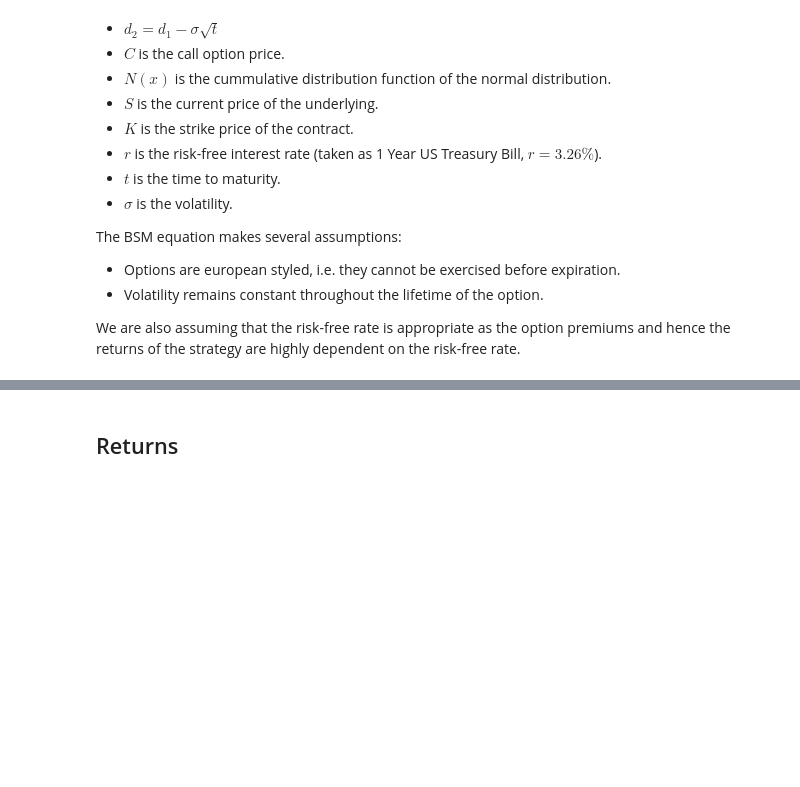
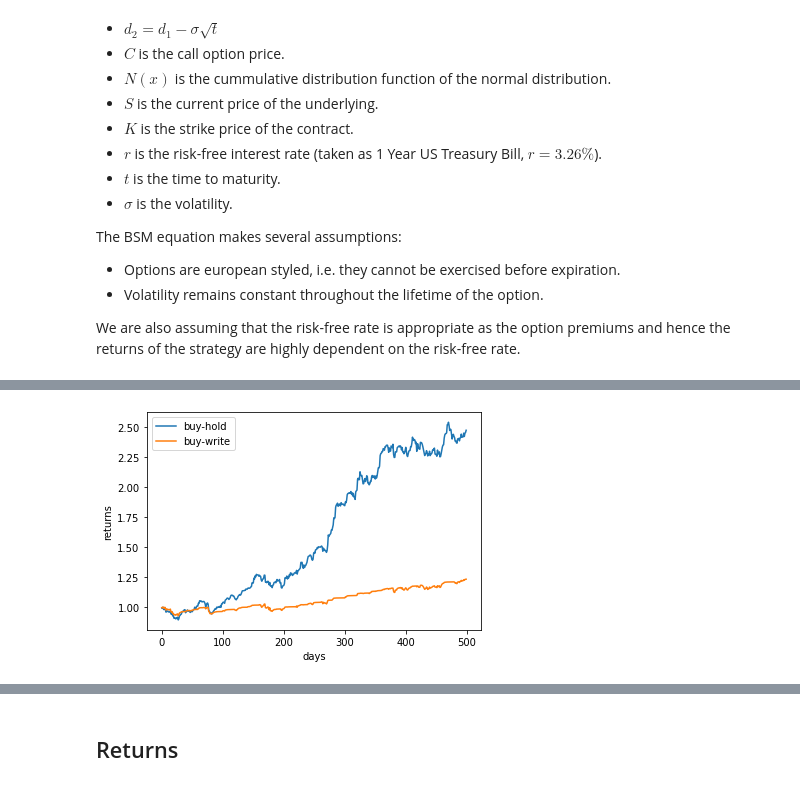
Before and after one commit to ag3nt3154/Quantitative_Finance_Modelling, a Jupyter notebook: Simulation of Theta Strategies/MAIN.ipynb, the cells around one changed output, grey strips where cells are left out. Saved outputs shown, nothing was run; the diff lists cells and outputs as text; code cells hidden in the pictures; blank space fills up the shorter version.

```diff
--- a/Simulation of Theta Strategies/MAIN.ipynb
+++ b/Simulation of Theta Strategies/MAIN.ipynb
@@ -155,7 +169,7 @@ The BSM equation makes several assumptions:
 
 We are also assuming that the risk-free rate is appropriate as the option premiums and hence the returns of the strategy are highly dependent on the risk-free rate.
 # %%
-def bsm(stock_price, strike_price, dte, volatility=spy_hist_vol, rf_rate=0.0326):
+def bsm(stock_price, strike_price, dte, volatility=spy_hist_vol, rf_rate=0.03):
     '''
     Calculate the delta and prices of call/put option according to BSM eqn.
 
@@ -196,7 +210,7 @@ def bsm(stock_price, strike_price, dte, volatility=spy_hist_vol, rf_rate=0.0326)
     # price of put option
     put_price = put_delta * stock_price + norm.cdf(-d2) * pv_strike
 
-    return call_delta * 100, call_price * 100, put_delta * 100, put_price * 100
+    return call_delta, call_price, put_delta, put_price
 # %% [markdown]
 ### QYLD strategy
 
@@ -357,3 +220,72 @@ strategy_return = 1.8479835590576403
+# %%
+
+def buy_write_strategy(stock_price, dte=20, initial_price=400, initial_capital=1E6):
+    num_days = len(stock_price) - 1
+
+    cash = initial_capital
+    call_dte = 0
+    day = 0
+    call_value = 0
+    stock_value = 0
+    call_pos = 0
+    stock_pos = 0
+    port_value = np.array([0])
+    call_strike = 0
+
+    while day <= num_days:
+        # print(f'- day: {day}, stock price: {stock_price[day]}')
+        if day % dte == 0:
+
+            if call_pos != 0:
+                # close the calls
+                if stock_price[day] < call_strike:
+                    pass
+                    # print(f'--- {call_pos} calls expire OTM')
+                else:
+                    stock_pos += call_pos
+                    cash += -call_pos * call_strike
+                    # print(f'--- {call_pos} calls called away @ {call_strike} for {-call_pos * call_strike}')
+                call_pos = 0
+
+            # buy stock
+            # print(f'--- buy {cash // stock_price[day]} stock @ {stock_price[day]}')
+            new_pos = cash // stock_price[day]
+            stock_pos += new_pos
+            cash -= new_pos * stock_price[day]
+            # sell calls
+            call_strike = int(stock_price[day])
+            _, call_price, _, _ = bsm(stock_price=stock_price[day], strike_price=call_strike, dte=dte)
+            call_pos = -stock_pos
+            # print(f'--- sell {-stock_pos} strike {call_strike} calls @ {call_price}')
+            cash += -call_pos * call_price
+
+        stock_value = stock_pos * stock_price[day]
+        # print(f'-- stock value: {stock_value}')
+        _, call_price, _, _ = bsm(stock_price=stock_price[day], strike_price=call_strike, dte=(dte - day % dte))
+        call_value = call_pos * call_price
+        # print(f'-- call value: {call_value}')
+        # print(f'-- cash: {cash}')
+        port_value = np.append(port_value, stock_value + call_value + cash)
+        # print(f'-- portfolio value: {port_value[-1]}')
+
+        day += 1
+
+    port_returns = port_value[1:] / initial_capital
+    return port_returns[1:]
+
+num_days = 500
+stock_price, daily_changes = generate_stock(laplace_params, num_days=num_days, initial_price=400)
+buy_hold_returns = np.cumprod(daily_changes + 1)
+buy_write_returns = buy_write_strategy(stock_price)
+
+plt.plot(range(num_days), buy_hold_returns, label='buy-hold')
+plt.plot(range(num_days), buy_write_returns, label='buy-write')
+plt.legend()
+plt.xlabel('days')
+plt.ylabel('returns')
+plt.show()
+# %% [output]
+[figure, added]
 # %%
 buy_hold_results = []
 strategy_results = []
```
Also changed, not shown: parts of 12 cells of this notebook, 1 other file.
